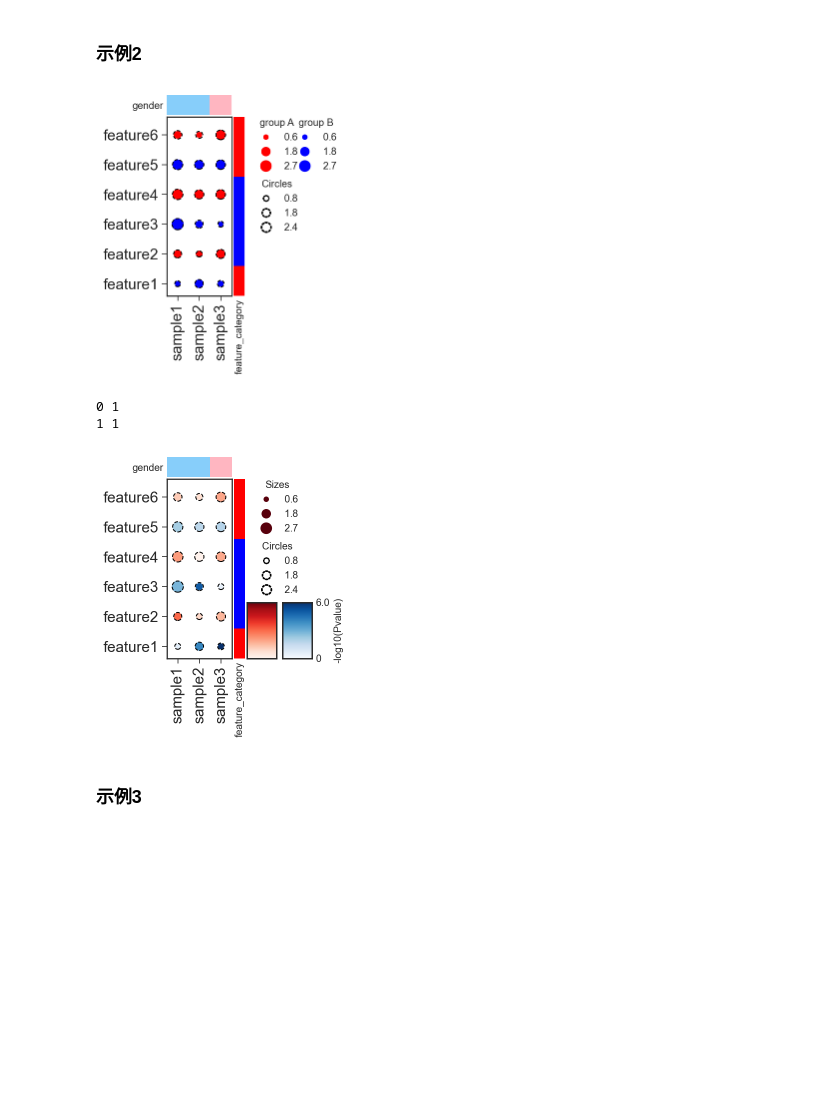
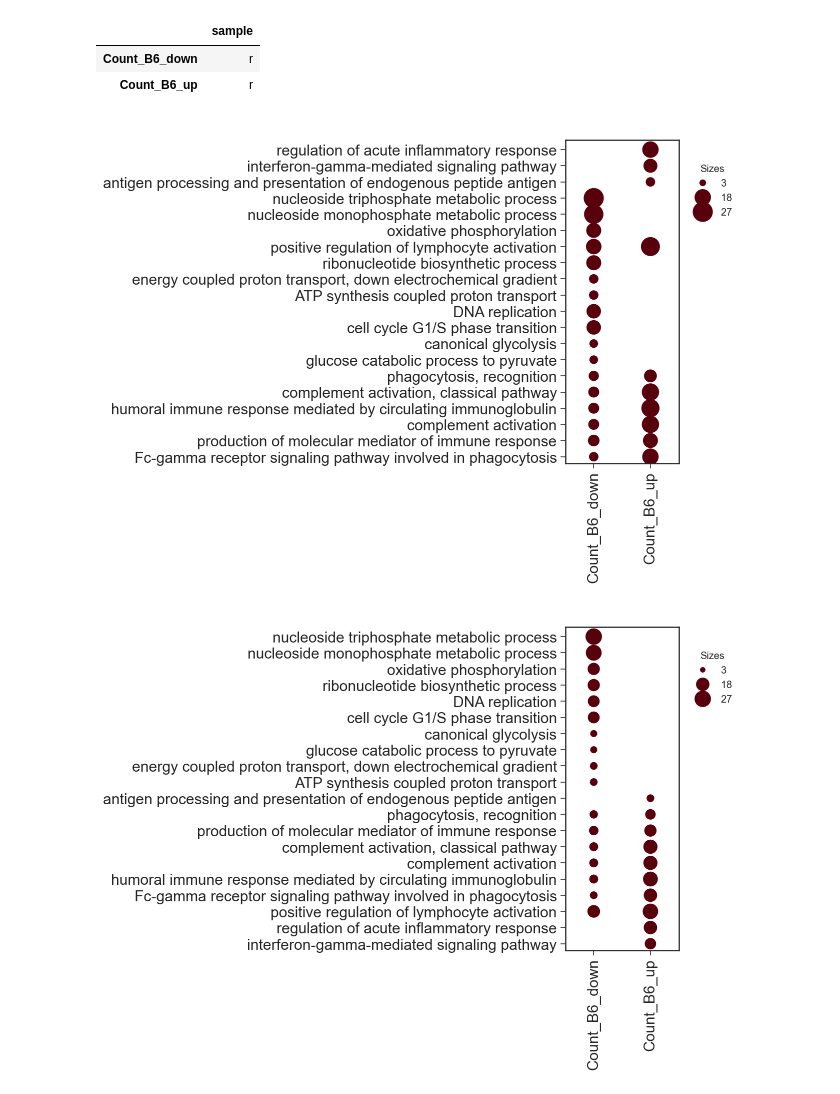
Before and after one commit to jefferyUstc/python-dotplot, a Jupyter notebook: tutorial/tutorials.ipynb, the cells around one changed output. Cells and saved outputs as stored; diff of their text form; code cells hidden in the pictures; blank space fills up the shorter version.

```diff
--- a/tutorial/tutorials.ipynb
+++ b/tutorial/tutorials.ipynb
@@ -32,16 +10,28 @@ _ = dp.plot(size_factor=50, cmap='Spectral_r', cluster_row=True, cluster_col=Tru
-# %% [markdown]
-### 示例2
-# %%
-dp = dotplot.DotPlot(df_size=df_sizes, df_circle=df_circles, row_colors=df_row_colors, col_colors=df_col_colors, mask_frames=masks)
-_ = dp.plot(size_factor=50, cmap='Spectral_r')
-# %% [output]
-[figure, removed]
-# %%
-dp = dotplot.DotPlot(df_size=df_sizes, df_circle=df_circles, df_color=df_colors, row_colors=df_row_colors, col_colors=df_col_colors, mask_frames=masks)
-_ = dp.plot(size_factor=50, cmap='Spectral_r')
-# %% [output]
-0 1
-1 1
-[figure, removed]
-# %% [markdown]
-### 示例3
+# %%
+term_list = ['GO:0002455', 'GO:0006958', 'GO:0006956', 'GO:0038096','GO:0002673',
+             'GO:0051251', 'GO:0060333', 'GO:0006910','GO:0002483', 'GO:0002440',
+             'GO:0009141', 'GO:0009123', 'GO:0006119', 'GO:0009260', 'GO:0015985', 'GO:0015986', 'GO:0006260',
+            'GO:0044843', 'GO:0061621', 'GO:0061718']
+
+up = pd.read_csv('../example_data/group1.csv', header=0, index_col=0)
+down = pd.read_csv('../example_data/group2.csv', header=0, index_col=0)
+
+data = dotplot.utils.merge_clusterprofile_results(dataframes=(up, down), groups=['B6_up', 'B6_down'], term_list=term_list)
+# %%
+pd.DataFrame({'sample':['r']*2}, index=dp.size_data.columns.tolist())
+# %% [output]
+|  | sample |
+| Count_B6_down | r |
+| Count_B6_up | r |
+# %%
+new_keys = {'item_key': 'Description','group_key': 'group','sizes_key': 'Count'}
+dp = dotplot.DotPlot.parse_from_tidy_data(data, **new_keys)
+sct = dp.plot(cmap='Reds')
+# %% [output]
+[figure, added]
+# %%
+new_keys = {'item_key': 'Description','group_key': 'group','sizes_key': 'Count'}
+dp = dotplot.DotPlot.parse_from_tidy_data(data, **new_keys)
+sct = dp.plot(size_factor=10, cmap='Reds', cluster_row=True)
+# %% [output]
+[figure, added]
```
Also changed, not shown: parts of 7 cells of this notebook.
